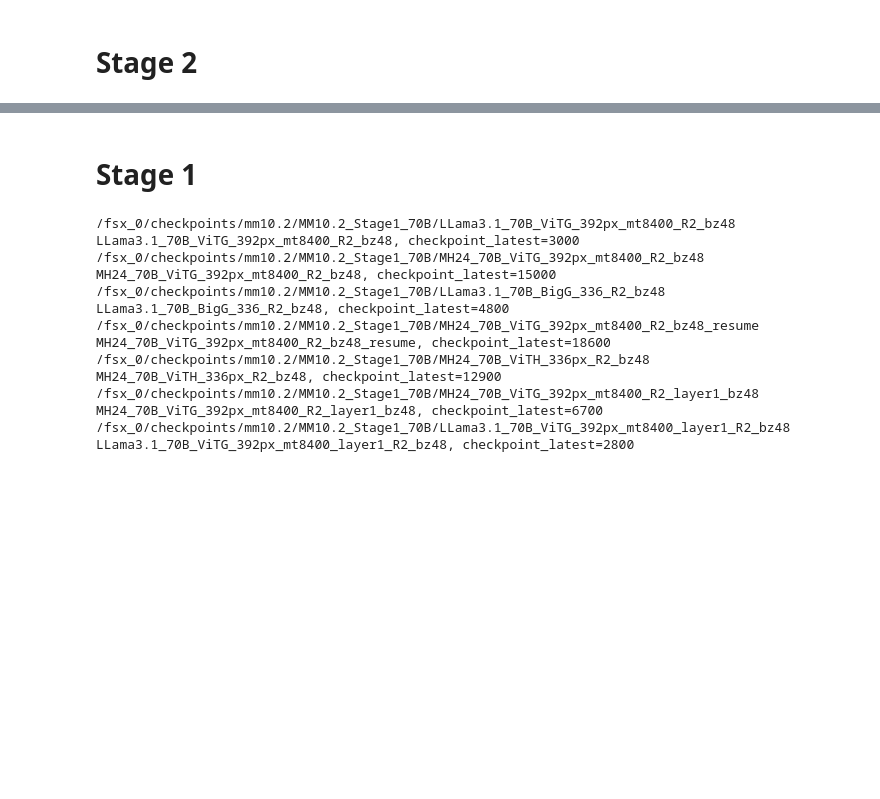
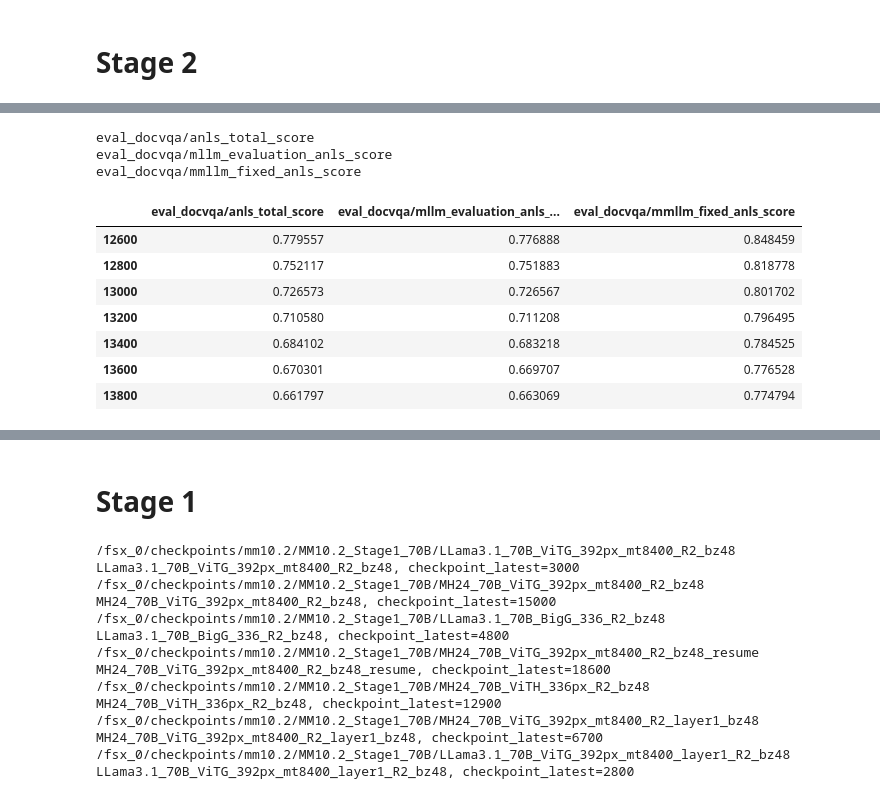
Before and after one commit to harrytranx/experiments, a Jupyter notebook: ablations/eval_mm10.2.ipynb, the cells around one changed output, grey strips where cells are left out. Drawn from its saved outputs; the diff is of its cells as text; code cells hidden in the pictures; blank space fills up the shorter version.

```diff
--- a/ablations/eval_mm10.2.ipynb
+++ b/ablations/eval_mm10.2.ipynb
@@ -69,0 +93,19 @@ read_eval_results(
+# %%
+docvqa = []
+for k in df.columns:
+    if "docvqa" in k:
+        print(k)
+        docvqa.append(k)
+df[docvqa]
+# %% [output]
+eval_docvqa/anls_total_score
+eval_docvqa/mllm_evaluation_anls_score
+eval_docvqa/mmllm_fixed_anls_score
+|  | eval_docvqa/anls_total_score | eval_docvqa/mllm_evaluation_anls_... | eval_docvqa/mmllm_fixed_anls_score |
+| 12600 | 0.779557 | 0.776888 | 0.848459 |
+| 12800 | 0.752117 | 0.751883 | 0.818778 |
+| 13000 | 0.726573 | 0.726567 | 0.801702 |
+| 13200 | 0.710580 | 0.711208 | 0.796495 |
+| 13400 | 0.684102 | 0.683218 | 0.784525 |
+| 13600 | 0.670301 | 0.669707 | 0.776528 |
+| 13800 | 0.661797 | 0.663069 | 0.774794 |
```
Also changed, not shown: parts of 5 cells of this notebook, 9 other files.
